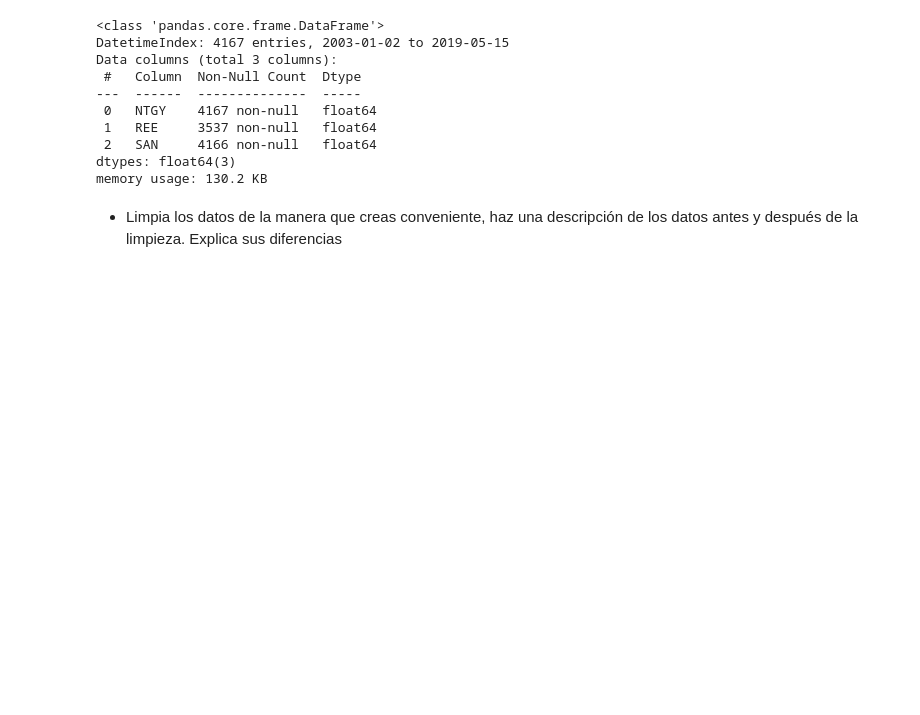
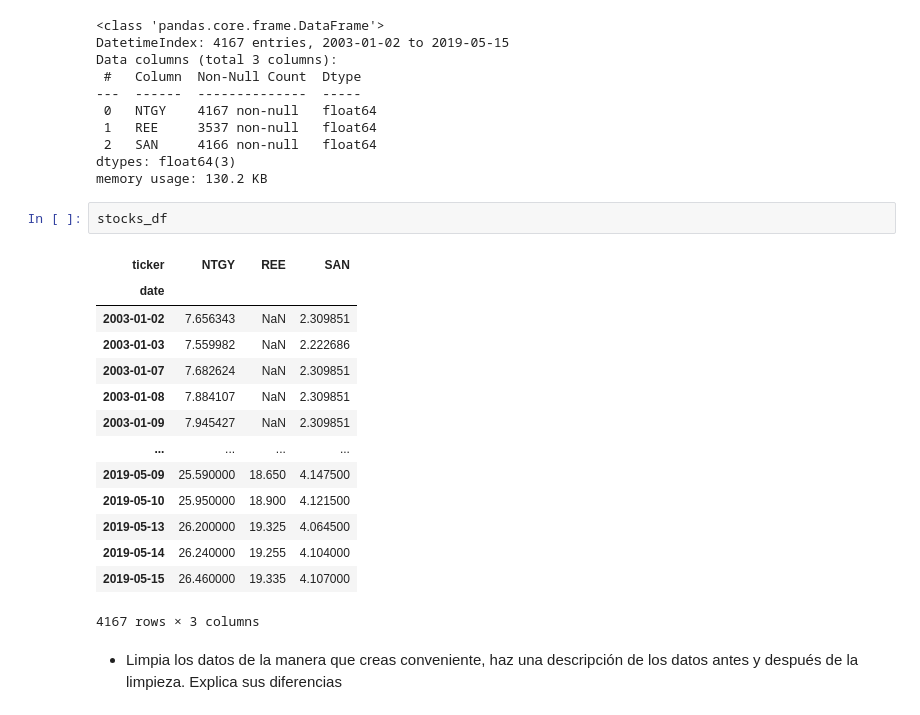
Before and after one commit to Ardark27/python_finance, a Jupyter notebook: Practicas/practica_1_alfonso.ipynb, the cells around one changed output. Drawn from its saved outputs; the diff is of its cells as text; blank space fills up the shorter version.

```diff
--- a/Practicas/practica_1_alfonso.ipynb
+++ b/Practicas/practica_1_alfonso.ipynb
@@ -127,6 +171,23 @@ Data columns (total 3 columns):
  2   SAN     4166 non-null   float64
 dtypes: float64(3)
 memory usage: 130.2 KB
+# %%
+stocks_df
+# %% [output]
+| ticker | NTGY | REE | SAN |
+| date |  |  |  |
+| 2003-01-02 | 7.656343 | NaN | 2.309851 |
+| 2003-01-03 | 7.559982 | NaN | 2.222686 |
+| 2003-01-07 | 7.682624 | NaN | 2.309851 |
+| 2003-01-08 | 7.884107 | NaN | 2.309851 |
+| 2003-01-09 | 7.945427 | NaN | 2.309851 |
+| ... | ... | ... | ... |
+| 2019-05-09 | 25.590000 | 18.650 | 4.147500 |
+| 2019-05-10 | 25.950000 | 18.900 | 4.121500 |
+| 2019-05-13 | 26.200000 | 19.325 | 4.064500 |
+| 2019-05-14 | 26.240000 | 19.255 | 4.104000 |
+| 2019-05-15 | 26.460000 | 19.335 | 4.107000 |
+4167 rows × 3 columns
 # %% [markdown]
 - Limpia los datos de la manera que creas conveniente, haz una descripción de los datos antes y después de la limpieza. Explica sus diferencias
 # %% [markdown]
```
Also changed, not shown: parts of 19 cells of this notebook, 1 other file.
